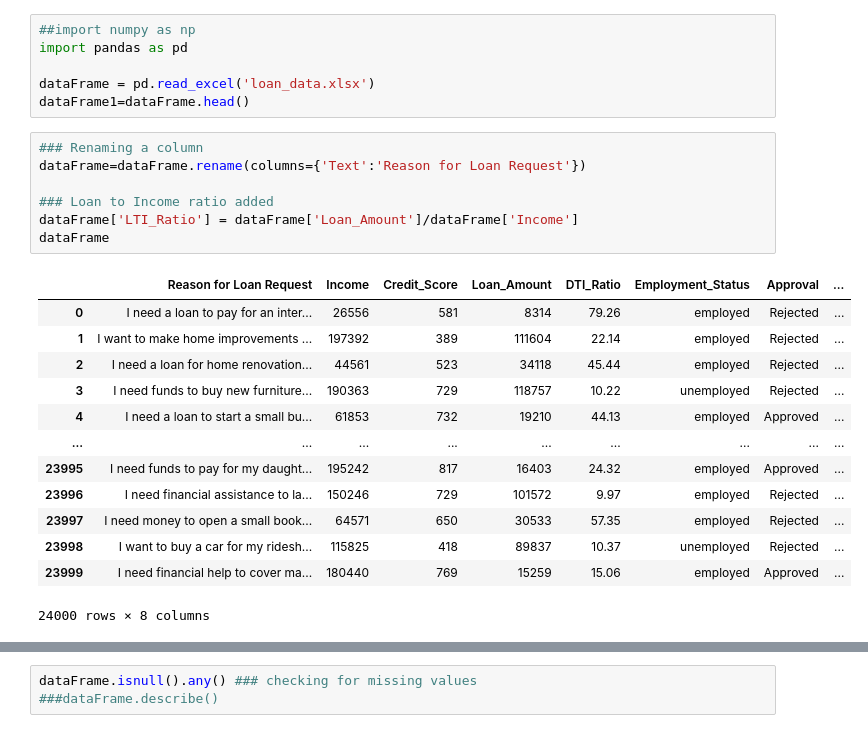
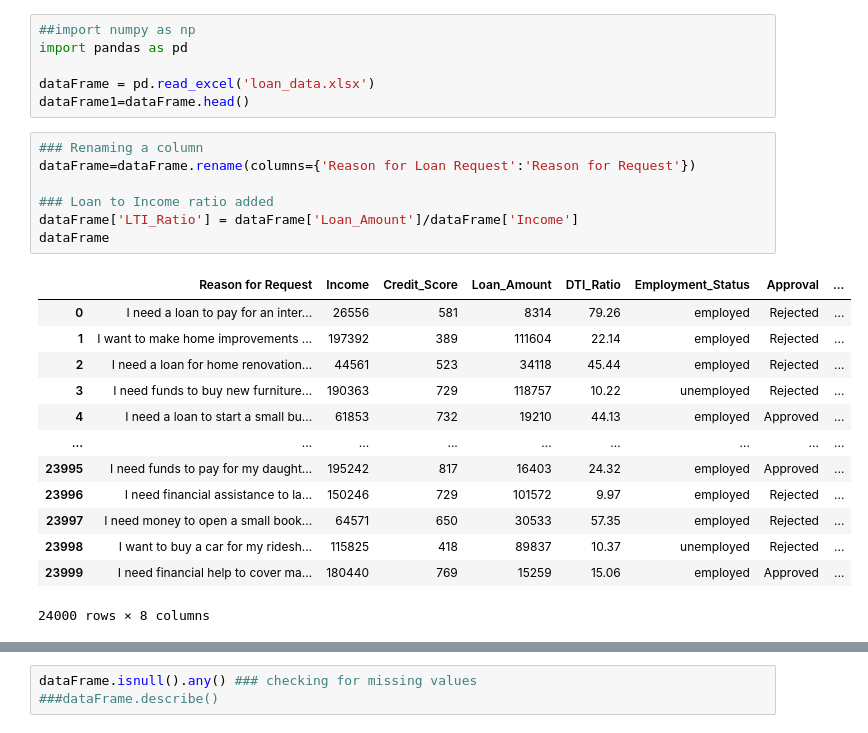
Before and after one commit to D-OLA/Data-Analysis, a Jupyter notebook: loan resolution analysis/start.ipynb, the cells around one changed output, grey strips where cells are left out. Drawn from its saved outputs; the diff is of its cells as text.

```diff
--- a/loan resolution analysis/start.ipynb
+++ b/loan resolution analysis/start.ipynb
@@ -6,13 +6,13 @@ dataFrame = pd.read_excel('loan_data.xlsx')
 dataFrame1=dataFrame.head()
 # %%
 ### Renaming a column
-dataFrame=dataFrame.rename(columns={'Text':'Reason for Loan Request'})
+dataFrame=dataFrame.rename(columns={'Reason for Loan Request':'Reason for Request'})
 
 ### Loan to Income ratio added
 dataFrame['LTI_Ratio'] = dataFrame['Loan_Amount']/dataFrame['Income']
 dataFrame
 # %% [output]
-|  | Reason for Loan Request | Income | Credit_Score | Loan_Amount | DTI_Ratio | Employment_Status | Approval | ... |
+|  | Reason for Request | Income | Credit_Score | Loan_Amount | DTI_Ratio | Employment_Status | Approval | ... |
 | 0 | I need a loan to pay for an inter... | 26556 | 581 | 8314 | 79.26 | employed | Rejected | ... |
 | 1 | I want to make home improvements ... | 197392 | 389 | 111604 | 22.14 | employed | Rejected | ... |
 | 2 | I need a loan for home renovation... | 44561 | 523 | 34118 | 45.44 | employed | Rejected | ... |
```
Also changed, not shown: parts of 2 cells of this notebook.
